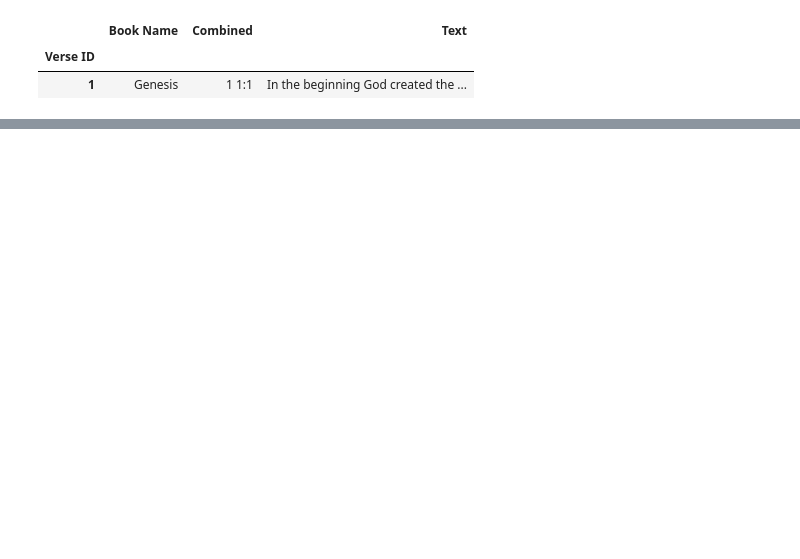
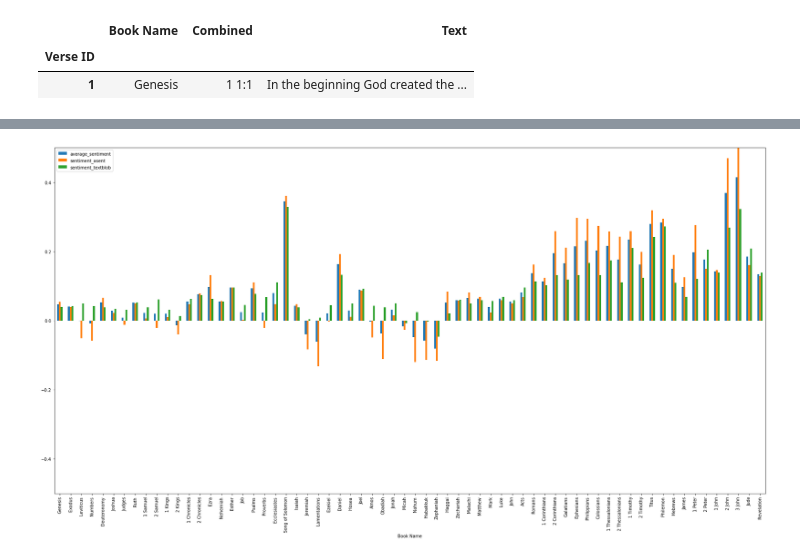
Before and after one commit to mrness/NLP_Bible, a Jupyter notebook: NLP_bible.ipynb, the cells around one changed output, grey strips where cells are left out. Drawn from its saved outputs; the diff is of its cells as text; code cells hidden in the pictures; blank space fills up the shorter version.

```diff
--- a/NLP_bible.ipynb
+++ b/NLP_bible.ipynb
@@ -89,3 +138,5 @@ kjv_sent_plot = av_sent_kjv_noindex.plot(x="Book Name", y=["average_sentiment","
 # %%
-web_sent_plot = av_sent_web_noindex.plot(x="Book Name", y=["average_sentiment","sentiment_asent","sentiment_textblob"], kind='bar', figsize=(30,15))
+web_sent_plot = av_sent_web_noindex.plot(x="Book Name", y=["average_sentiment","sentiment_asent","sentiment_textblob"], kind='bar', ylim = (-.5,.5), figsize=(30,15))
+# %% [output]
+[figure, added]
 # %%
```
Also changed, not shown: parts of 31 cells of this notebook, 4 other files.
